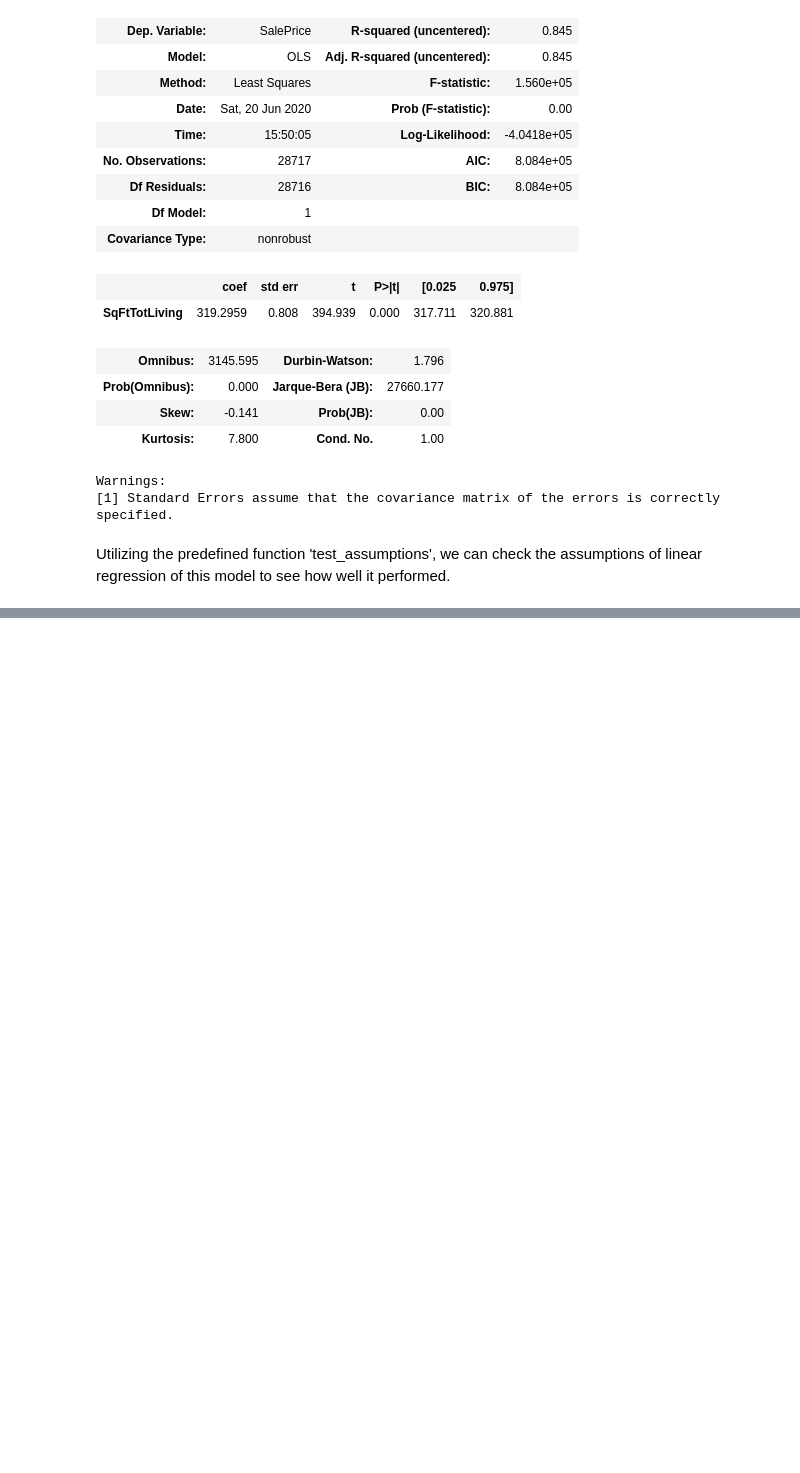
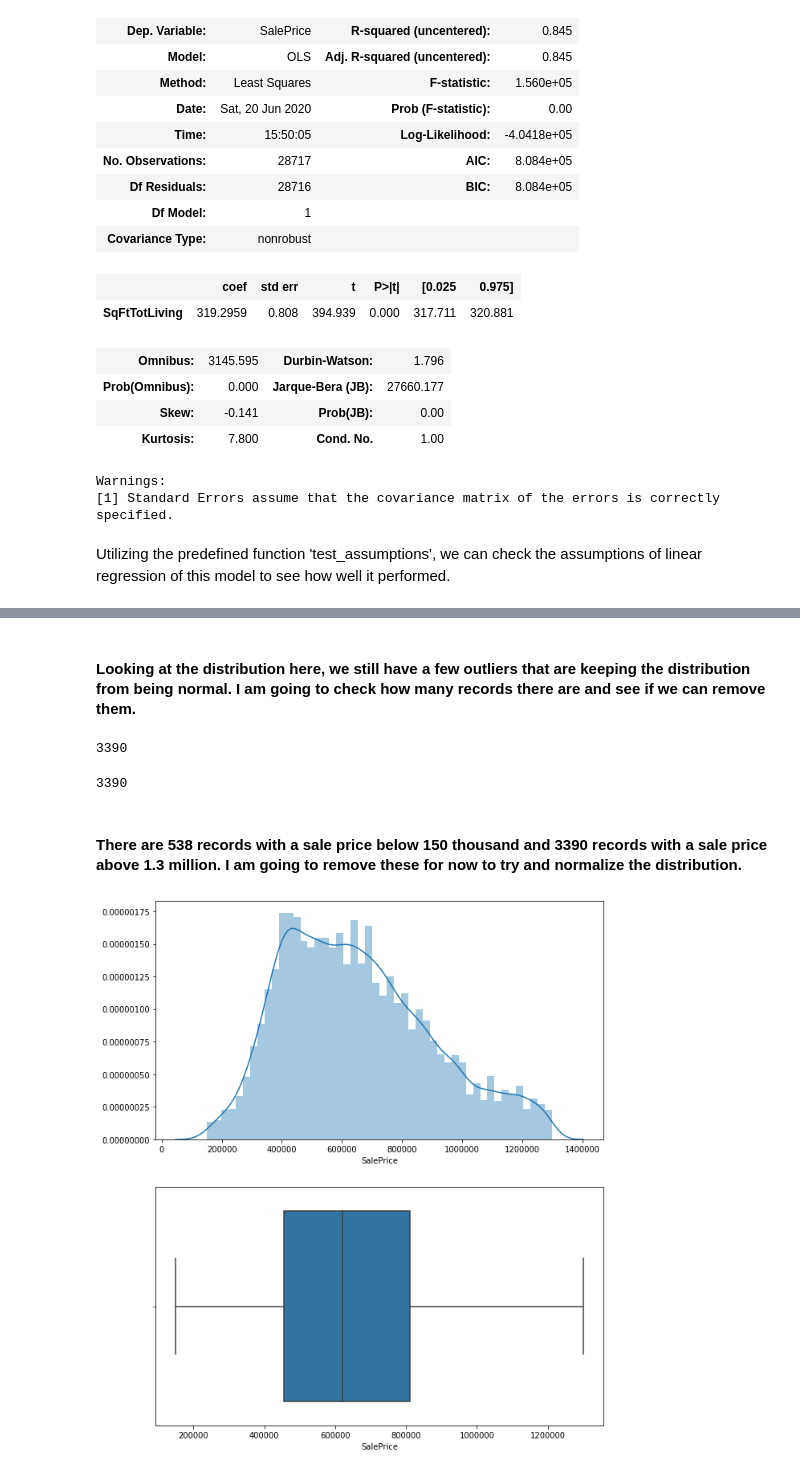
Before and after one commit to KarimOliver/mod_2_flatiron_project, a Jupyter notebook: notebooks/report/final_notebook.ipynb, the cells around one changed output, grey strips where cells are left out. Saved outputs shown, nothing was run; the diff lists cells and outputs as text; code cells hidden in the pictures; blank space fills up the shorter version.

```diff
--- a/notebooks/report/final_notebook.ipynb
+++ b/notebooks/report/final_notebook.ipynb
@@ -195,0 +202,2 @@ Utilizing the predefined function 'test_assumptions', we can check the assumptio
+# %%
+df = jw.create_dataframe()
@@ -195,0 +263,20 @@ Utilizing the predefined function 'test_assumptions', we can check the assumptio
+# %% [markdown]
+#### Looking at the distribution here, we still have a few outliers that are keeping the distribution from being normal. I am going to check how many records there are and see if we can remove them.
+# %%
+sum(model_df['SalePrice']<150000)
+# %% [output]
+3390
+# %%
+sum(model_df['SalePrice'] > 1300000)
+# %% [output]
+3390
+# %% [markdown]
+#### There are 538 records with a sale price below 150 thousand and 3390 records with a sale price above 1.3 million. I am going to remove these for now to try and normalize the distribution.
+# %%
+model_df = model_df[model_df['SalePrice'] > 150000]
+# %%
+model_df = model_df[model_df['SalePrice'] < 1300000]
+# %%
+mc.plot_dist(model_df['SalePrice'])
+# %% [output]
+[figure, added]
```
Also changed, not shown: parts of 40 cells of this notebook, 3 other files.
